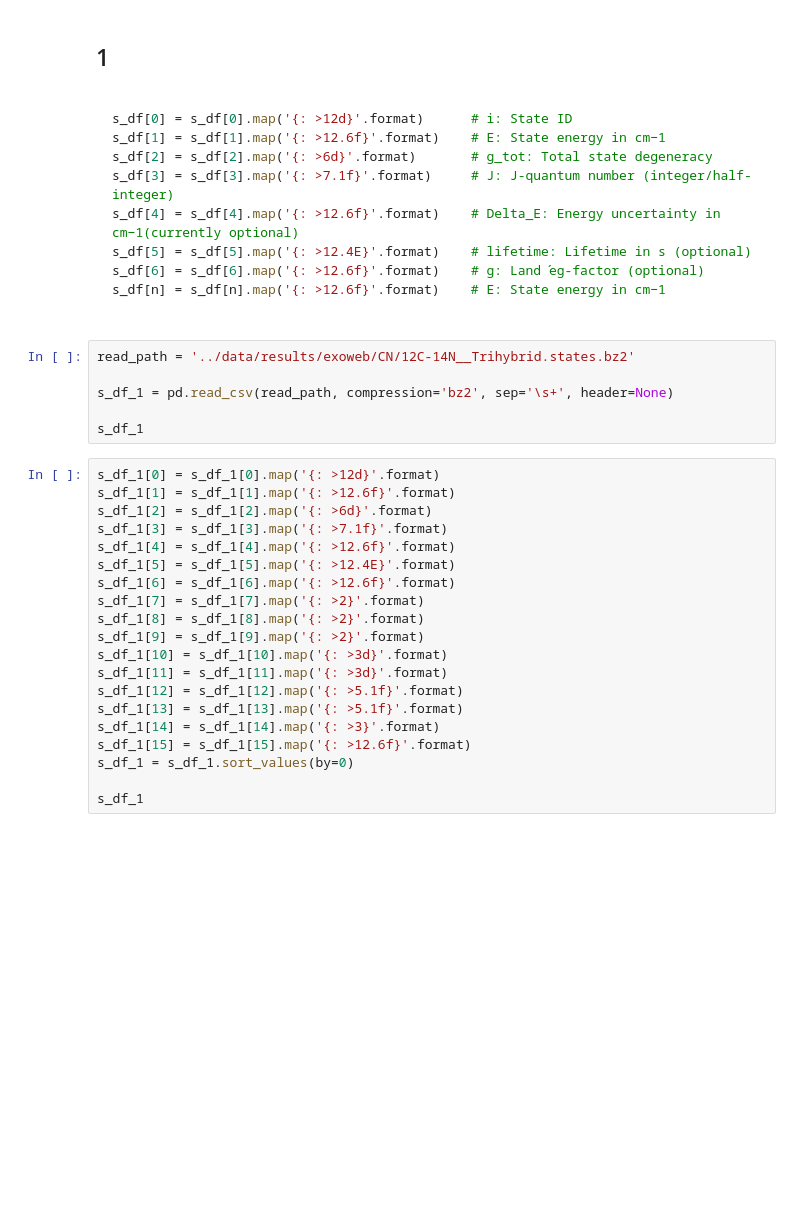
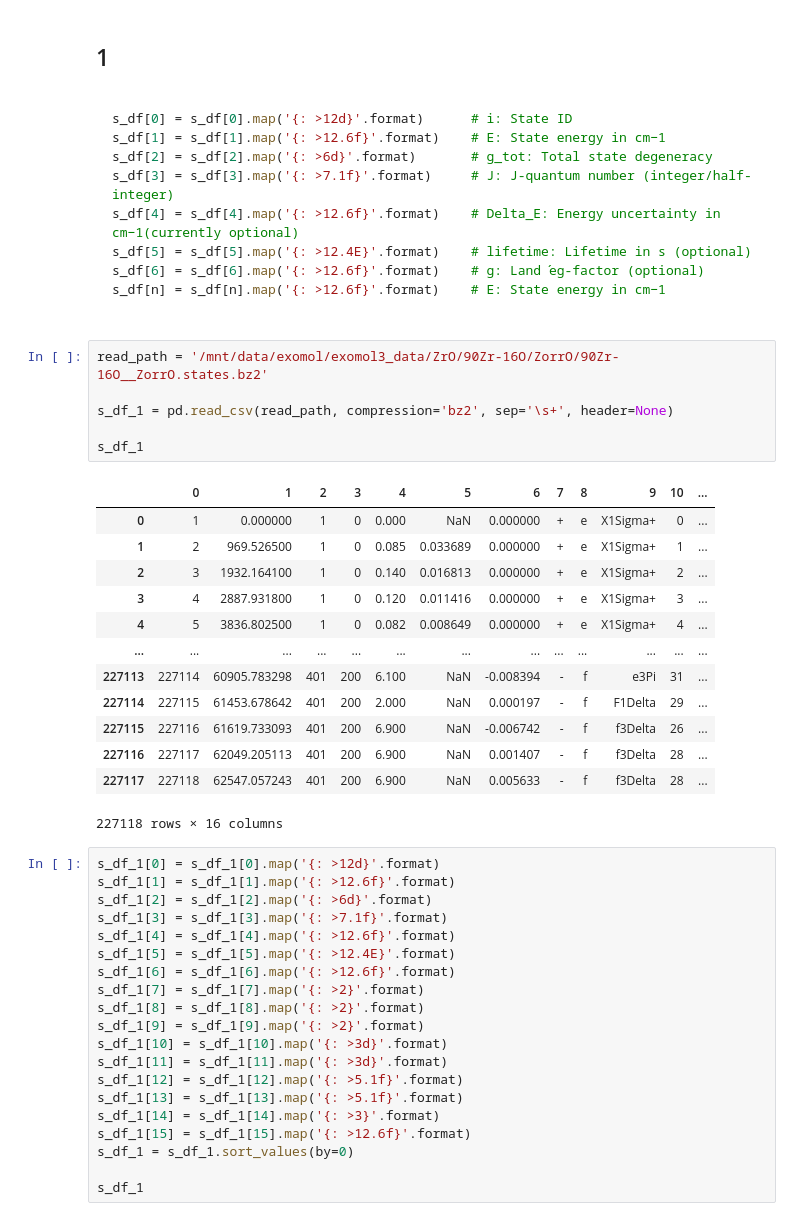
Before and after one commit to Beryl-Jingxin/PyExoCross, a Jupyter notebook: ExoMol_format/check_linelist.ipynb, the cells around one changed output. Drawn from its saved outputs; the diff is of its cells as text; blank space fills up the shorter version.

````diff
--- a/ExoMol_format/check_linelist.ipynb
+++ b/ExoMol_format/check_linelist.ipynb
@@ -23,11 +23,25 @@ s_df[n] = s_df[n].map('{: >12.6f}'.format)    # E: State energy in cm−1
 
 ```
 # %%
-read_path = '../data/results/exoweb/CN/12C-14N__Trihybrid.states.bz2'
+read_path = '/mnt/data/exomol/exomol3_data/ZrO/90Zr-16O/ZorrO/90Zr-16O__ZorrO.states.bz2'
 
 s_df_1 = pd.read_csv(read_path, compression='bz2', sep='\s+', header=None)
 
 s_df_1
+# %% [output]
+|  | 0 | 1 | 2 | 3 | 4 | 5 | 6 | 7 | 8 | 9 | 10 | ... |
+| 0 | 1 | 0.000000 | 1 | 0 | 0.000 | NaN | 0.000000 | + | e | X1Sigma+ | 0 | ... |
+| 1 | 2 | 969.526500 | 1 | 0 | 0.085 | 0.033689 | 0.000000 | + | e | X1Sigma+ | 1 | ... |
+| 2 | 3 | 1932.164100 | 1 | 0 | 0.140 | 0.016813 | 0.000000 | + | e | X1Sigma+ | 2 | ... |
+| 3 | 4 | 2887.931800 | 1 | 0 | 0.120 | 0.011416 | 0.000000 | + | e | X1Sigma+ | 3 | ... |
+| 4 | 5 | 3836.802500 | 1 | 0 | 0.082 | 0.008649 | 0.000000 | + | e | X1Sigma+ | 4 | ... |
+| ... | ... | ... | ... | ... | ... | ... | ... | ... | ... | ... | ... | ... |
+| 227113 | 227114 | 60905.783298 | 401 | 200 | 6.100 | NaN | -0.008394 | - | f | e3Pi | 31 | ... |
+| 227114 | 227115 | 61453.678642 | 401 | 200 | 2.000 | NaN | 0.000197 | - | f | F1Delta | 29 | ... |
+| 227115 | 227116 | 61619.733093 | 401 | 200 | 6.900 | NaN | -0.006742 | - | f | f3Delta | 26 | ... |
+| 227116 | 227117 | 62049.205113 | 401 | 200 | 6.900 | NaN | 0.001407 | - | f | f3Delta | 28 | ... |
+| 227117 | 227118 | 62547.057243 | 401 | 200 | 6.900 | NaN | 0.005633 | - | f | f3Delta | 28 | ... |
+227118 rows × 16 columns
 # %%
 s_df_1[0] = s_df_1[0].map('{: >12d}'.format)
 s_df_1[1] = s_df_1[1].map('{: >12.6f}'.format)
````
Also changed, not shown: parts of 1 cell of this notebook, 2 other files.
